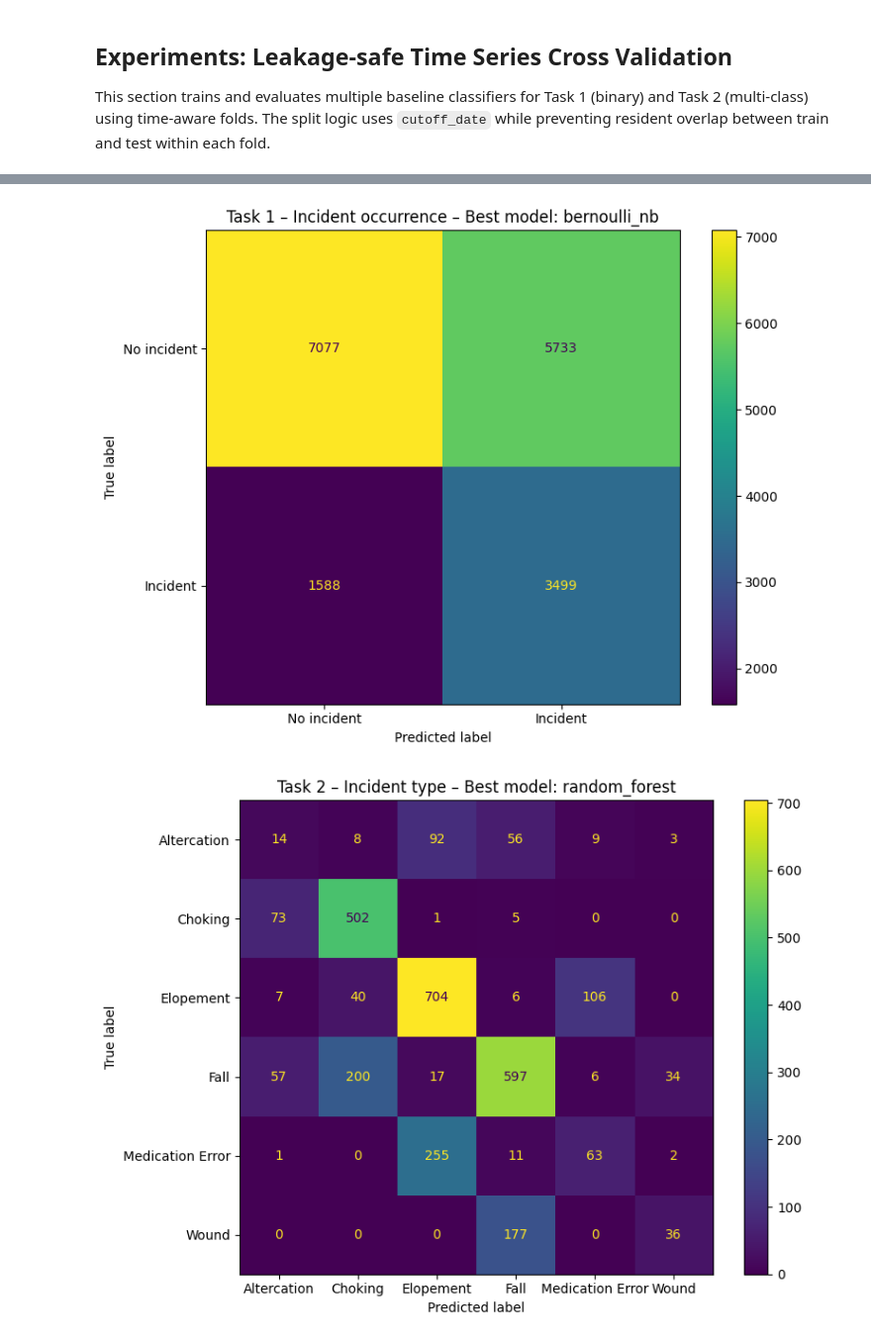
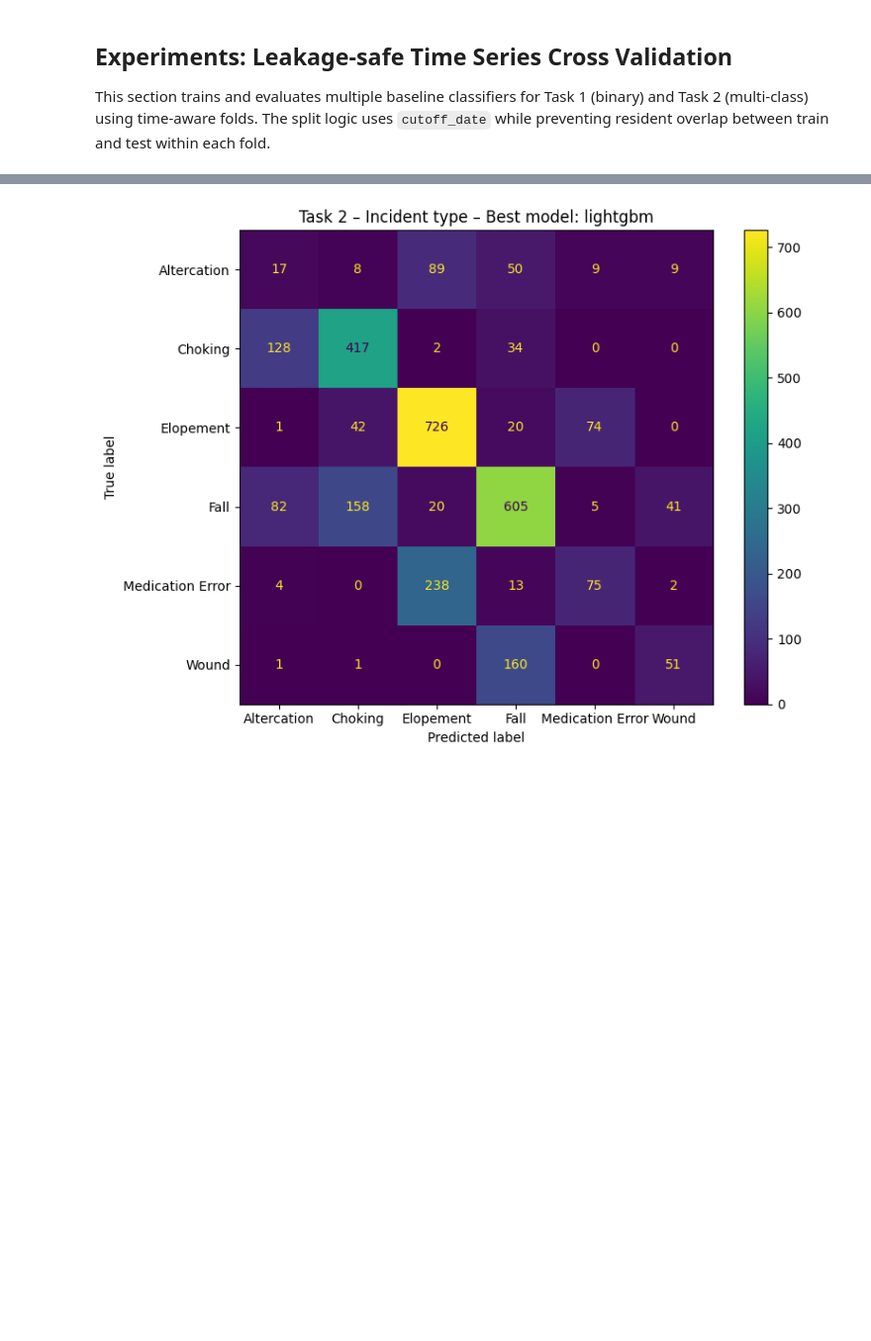
Before and after one commit to gmmoliveira/TIG-Challenge, a Jupyter notebook: notebooks/02_experimentation.ipynb, the cells around one changed output, grey strips where cells are left out. Shown at 99% size. Drawn from its saved outputs; the diff is of its cells as text; code cells hidden in the pictures; blank space fills up the shorter version.

```diff
--- a/notebooks/02_experimentation.ipynb
+++ b/notebooks/02_experimentation.ipynb
@@ -44,7 +44,10 @@ OUTPUT_DIR = Path("../outputs")
 FEATURE_CUTOFF = None  # e.g., pd.Timestamp("2025-01-31")
 HORIZON_MONTHS = 12
 SNAPSHOT_FREQ = "MS"  # monthly snapshot at month start
-K_FOLDS = 10
+K_FOLDS = 5
+
+TARGET_SCORE = "F1"
+ASC_TARGET_SCORE = False
 
 # --------------------
 # Modeling configuration
@@ -916,7 +917,7 @@ def run_time_aware_cv_experiment(
     mean_results = (
         fold_results.groupby(["task", "model"], as_index=False)[METRIC_COLUMNS]
         .mean()
-        .sort_values("FNR", ascending=True)
+        .sort_values(TARGET_SCORE, ascending=ASC_TARGET_SCORE)
         .reset_index(drop=True)
     )
 
@@ -925,7 +926,7 @@ def run_time_aware_cv_experiment(
 
 def style_results(results_df: pd.DataFrame):
     """Style results table: Blues gradient (higher=better) for metrics, Blues_r for FNR (lower=better)."""
-    df = results_df.sort_values("FNR", ascending=True).reset_index(drop=True)
+    df = results_df.sort_values(TARGET_SCORE, ascending=ASC_TARGET_SCORE).reset_index(drop=True)
     higher_better = [c for c in METRIC_COLUMNS if c not in LOWER_IS_BETTER_METRICS]
     return (
         df.style.background_gradient(cmap="Blues", subset=higher_better)
@@ -946,7 +947,7 @@ fold_task1, results_task1, preds_task1, _ = run_time_aware_cv_experiment(
     is_multiclass=False,
 )
 
-print("Task 1 - Average cross-validation metrics (sorted by FNR):")
+print("Task 1 - Average cross-validation metrics :")
 display(style_results(results_task1))
 # Confusion matrices for best model per task
 plot_confusion_matrix_best_model(
@@ -969,7 +970,7 @@ fold_task2, results_task2, preds_task2, label_encoder_task2 = run_time_aware_cv_
     is_multiclass=True,
 )
 
-print("Task 2 - Average cross-validation metrics (sorted by FNR):")
+print("Task 2 - Average cross-validation metrics:")
 display(style_results(results_task2))
 # Confusion matrices for best model per task
 plot_confusion_matrix_best_model(
@@ -1026,2 +1027 @@ Task 2 - Average cross-validation metrics (sorted by FNR):
-[figure, old version]
+[figure, new version]
-[figure, removed]
```
Also changed, not shown: parts of 7 cells of this notebook.
